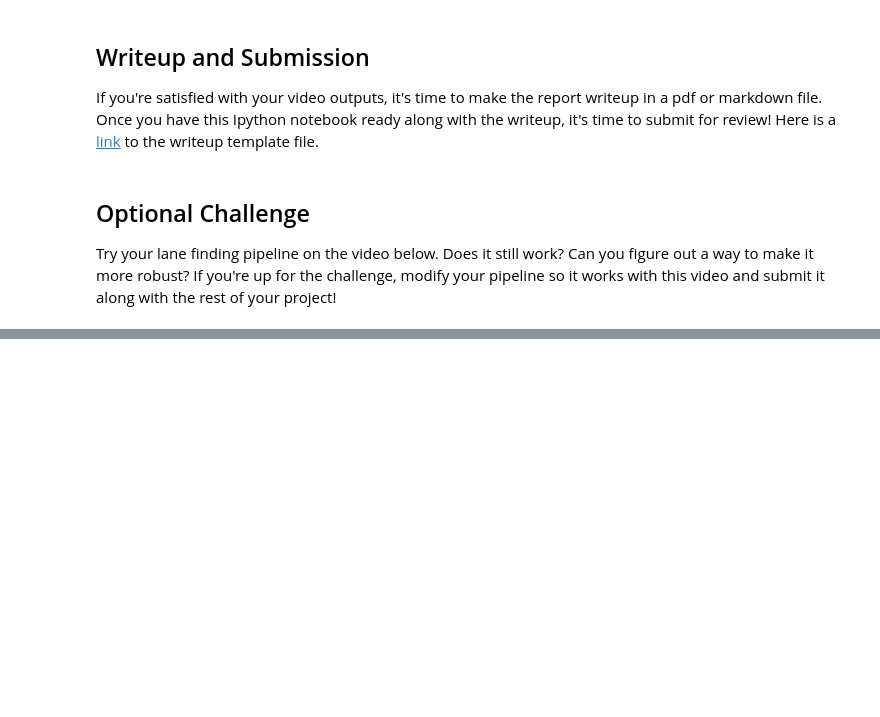
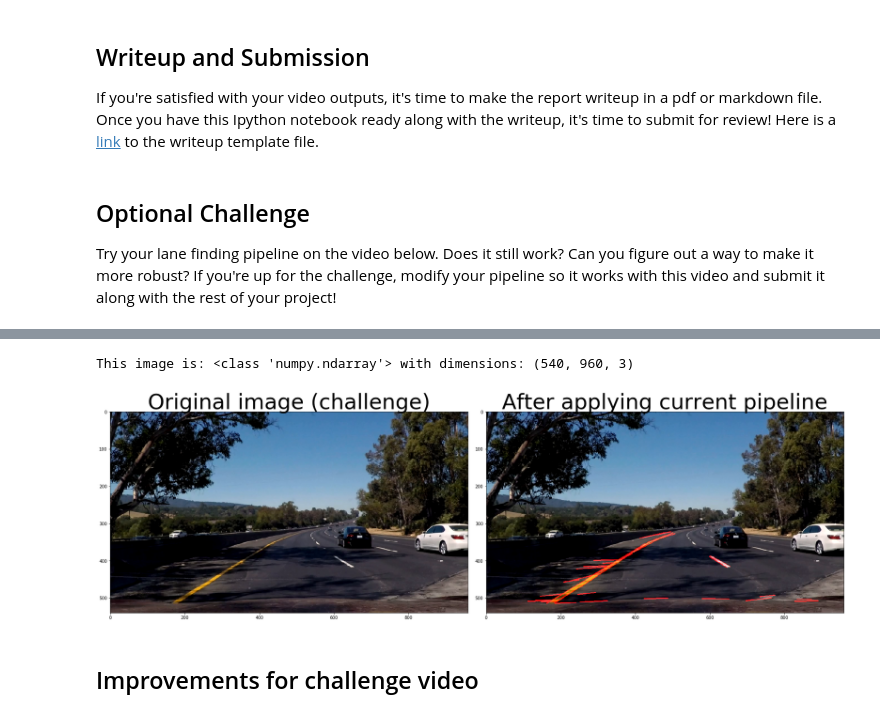
Before and after one commit to pl80tech/CarND-LaneLines-P1, a Jupyter notebook: P1.ipynb, the cells around one changed output, grey strips where cells are left out. Saved outputs shown, nothing was run; the diff lists cells and outputs as text; code cells hidden in the pictures; blank space fills up the shorter version.

Commit message:
Added code to test challenge video with current pipeline

```diff
--- a/P1.ipynb
+++ b/P1.ipynb
@@ -614,0 +649,6 @@ HTML("""
+# %%
+# Calling process_image to output video with detected line segments
+clip6 = VideoFileClip('test_videos/challenge.mp4').resize(height=540, width=960)
+challenge_output_segment = 'test_videos_output/challenge_segment.mp4'
+challenge_clip_segment = clip6.fl_image(process_image)
+%time challenge_clip_segment.write_videofile(challenge_output_segment, audio=False)
@@ -614,0 +670,14 @@ HTML("""
+# %%
+# Pick an image/frame from challenge clip for further analysis
+challenge_image = clip6.get_frame(6)
+print('This image is:', type(challenge_image), 'with dimensions:', challenge_image.shape)
+# %% [output]
+This image is: <class 'numpy.ndarray'> with dimensions: (540, 960, 3)
+# %%
+# Combined the image with detected lane lines (segments)
+challenge_image_segment = draw_lane_lines(challenge_image)
+# %%
+# Show the challenge image & newly combined image
+show2img(challenge_image, challenge_image_segment, 'Original image (challenge)', 'After applying current pipeline')
+# %% [output]
+[figure, added]
@@ -614,0 +688,2 @@ HTML("""
+# %% [markdown]
+## Improvements for challenge video
```
Also changed, not shown: parts of 10 cells of this notebook.
